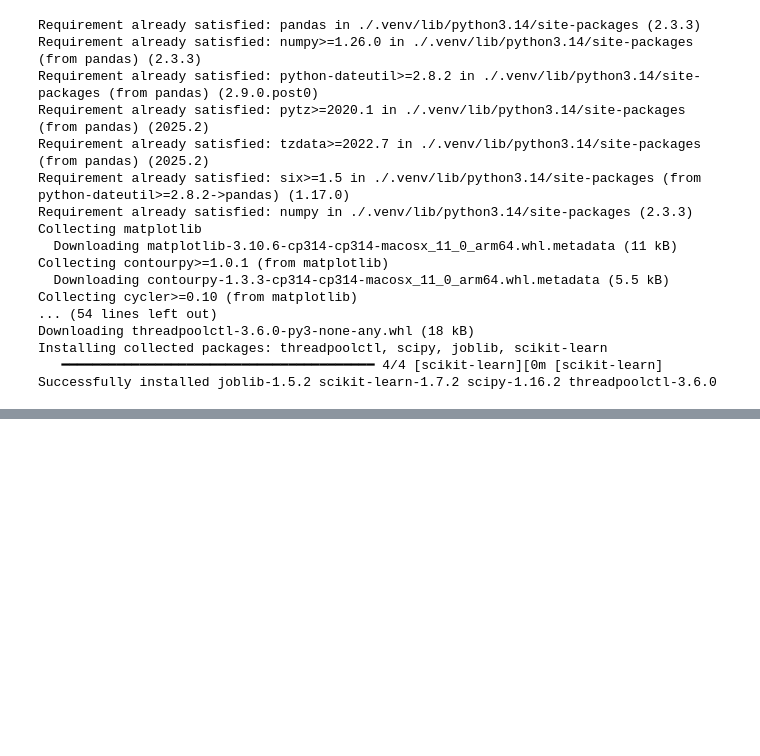
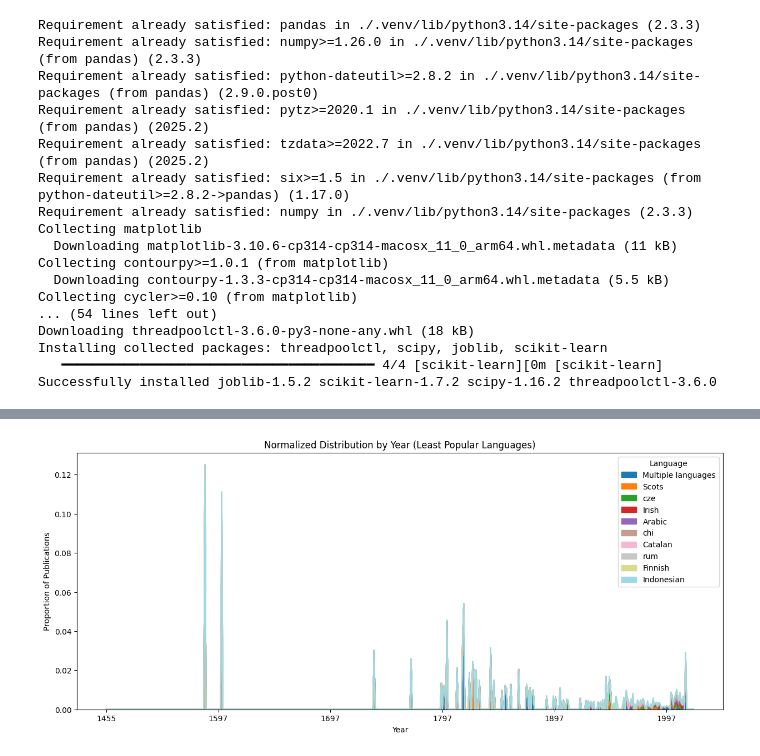
Before and after one commit to terrales/AIP_NLS_data, a Jupyter notebook: data_analysis.ipynb, the cells around one changed output, grey strips where cells are left out. Cells and saved outputs as stored; diff of their text form; code cells hidden in the pictures; blank space fills up the shorter version.

```diff
--- a/data_analysis.ipynb
+++ b/data_analysis.ipynb
@@ -142,0 +181,11 @@ Name: count, Length: 30615, dtype: int64
+# %%
+# Plot normalized distribution for least popular languages (from rare_languages)
+least_popular_langs = rare_languages.index[:10]
+lang_year_norm[least_popular_langs].plot(kind='area', stacked=True, figsize=(15,6), colormap='tab20')
+plt.title('Normalized Distribution by Year (Least Popular Languages)')
+plt.xlabel('Year')
+plt.ylabel('Proportion of Publications')
+plt.legend(title='Language')
+plt.show()
+# %% [output]
+[figure, added]
```
Also changed, not shown: parts of 15 cells of this notebook.
